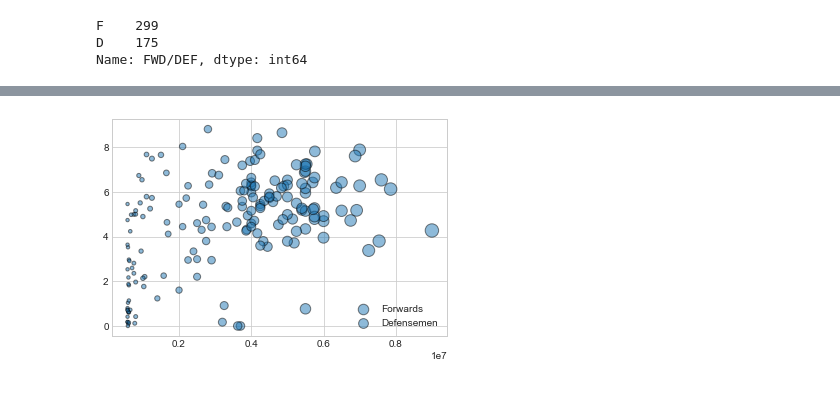
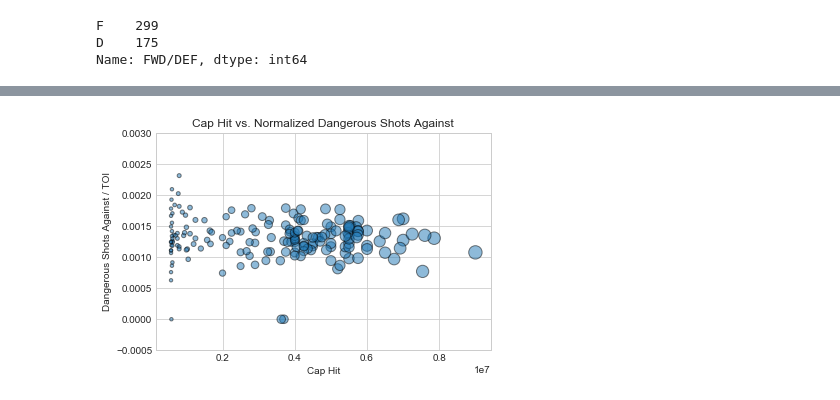
Before and after one commit to cjgargano/UCI-Project-01, a Jupyter notebook: NHL_Data_Analysis.ipynb, the cells around one changed output, grey strips where cells are left out. Saved outputs shown, nothing was run; the diff lists cells and outputs as text; code cells hidden in the pictures.

```diff
--- a/NHL_Data_Analysis.ipynb
+++ b/NHL_Data_Analysis.ipynb
@@ -158,6 +147,3 @@ plt.title("Player Salary by Nationality")
 plt.show()
 # %% [output]
 [figure]
-# %%
-#add column for points per game, calculate points per game, and fill cells with answer
-ufa_df["Points per Game"] = round(ufa_df["Points"] / ufa_df["GP"],3)
@@ -253,7 +218,10 @@ ufa_def = ufa_df.loc[ufa_df["FWD/DEF"] == "D"]
 # %%
 #Create a boxplot, for Forwards, showing Points Per Game vs. Draft Round
-sns.boxplot(x = "NHL DftRd", y = "Points per Game", data = ufa_fwd)
+sns.set_style("whitegrid")
+sns.boxplot(x = "NHL DftRd", y = "Points per Game", data = non_zero_pts)
+plt.title("Points per Game vs. Draft Round")
 plt.show()
+
 #Observable trend = Higher drafted players produce more points per game, interesting to note the outliers and gems found
 #in the latest rounds
 # %% [output]
@@ -269,0 +229,6 @@ plt.show()
+# %%
+#Create a boxplot, for Forwards only, showing Points Per Game vs. Draft Round
+sns.set_style("whitegrid")
+sns.boxplot(x = "NHL DftRd", y = "Points per Game", data = non_zero_fwd)
+plt.title("Forwards Only - Points per Game vs. Draft Round")
+plt.show()
@@ -269,0 +237,6 @@ plt.show()
+# %%
+#Create a boxplot, for Defesemen only, showing Points Per Game vs. Draft Round
+sns.set_style("whitegrid")
+sns.boxplot(x = "NHL DftRd", y = "Points per Game", data = non_zero_def)
+plt.title("Defense Only - Points per Game vs. Draft Round")
+plt.show()
@@ -270,28 +245,28 @@ plt.show()
 # %%
 
 #Forwards vs. Defensemen - Goals For vs. Goals Against vs. Cap Hit
 sns.set_style("whitegrid")
 
-def_plot = plt.scatter(x = ufa_def["Cap Hit"], y = ufa_def["DSA/TOI"], s = ufa_def["Cap Hit"]/50000,
+def_dsfa = plt.scatter(x = ufa_def["Cap Hit"], y = ufa_def["DSA/TOI"], s = ufa_def["Cap Hit"]/50000,
             cmap = "Reds", alpha = 0.5, edgecolors = "black", linewidth = 1, label = "Defensemen")
 
 plt.figsize = (20, 15)
 
 #Set X / Y Limits
-#plt.xlim(0, max(max(ufa_df["CH GF"]), max(ufa_df["CH GA"])))
-#plt.ylim(0, max(max(ufa_df["CH GF"]), max(ufa_df["CH GA"])))
+#plt.ylim(-0.001, max(ufa_def["DSA/TOI"])+0.0005)
+plt.ylim(-0.0005, 0.003)
 
 # Add titles (main and on axis)
-#plt.xlabel("Goals For")
-#plt.ylabel("Goals Against")
-#plt.title("Goals For vs. Goals Against; Bubble Size = Cap Hit")
+plt.xlabel("Cap Hit")
+plt.ylabel("Dangerous Shots Against / TOI")
+plt.title("Cap Hit vs. Normalized Dangerous Shots Against")
 
 #Create a legend
-plt.legend(handles = [fwd_plot, def_plot], loc = 'best')
+#plt.legend(handles = [fwd_plot, def_plot], loc = 'best')
 
 plt.show()
 # %% [output]
-[figure, old version]
+[figure, new version]
 # %%
 #Forwards vs. Defensemen - Goals For vs. Goals Against vs. Cap Hit
 sns.set_style("whitegrid")
```
Also changed, not shown: parts of 28 cells of this notebook, 1 other file.
